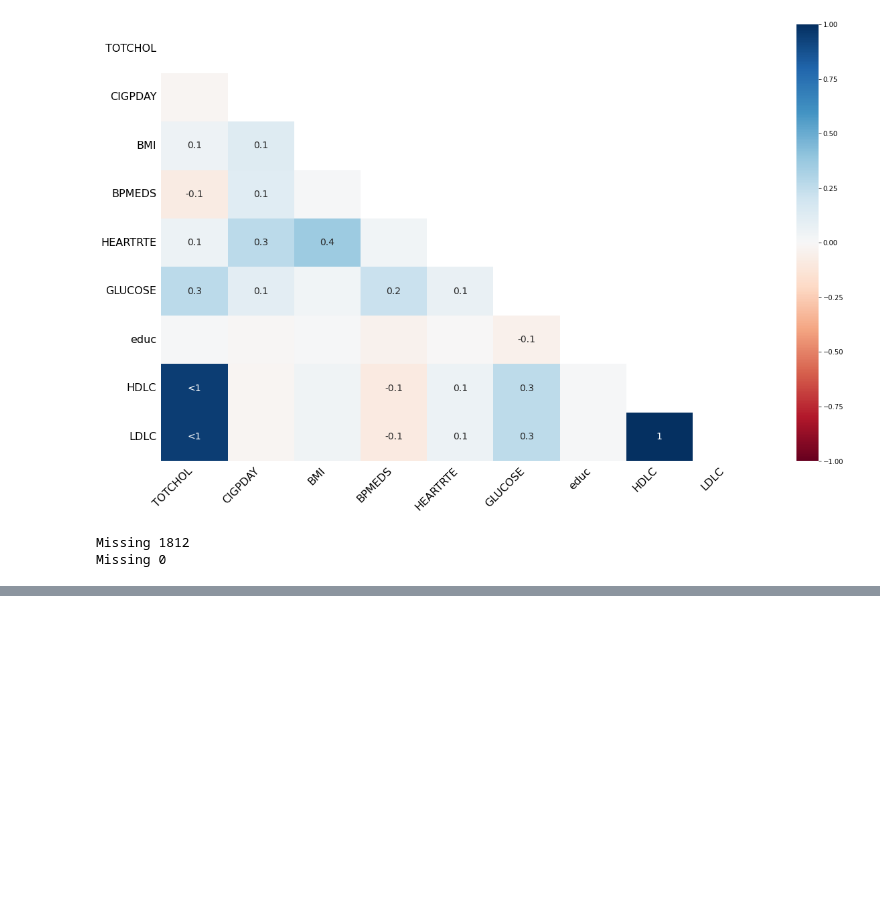
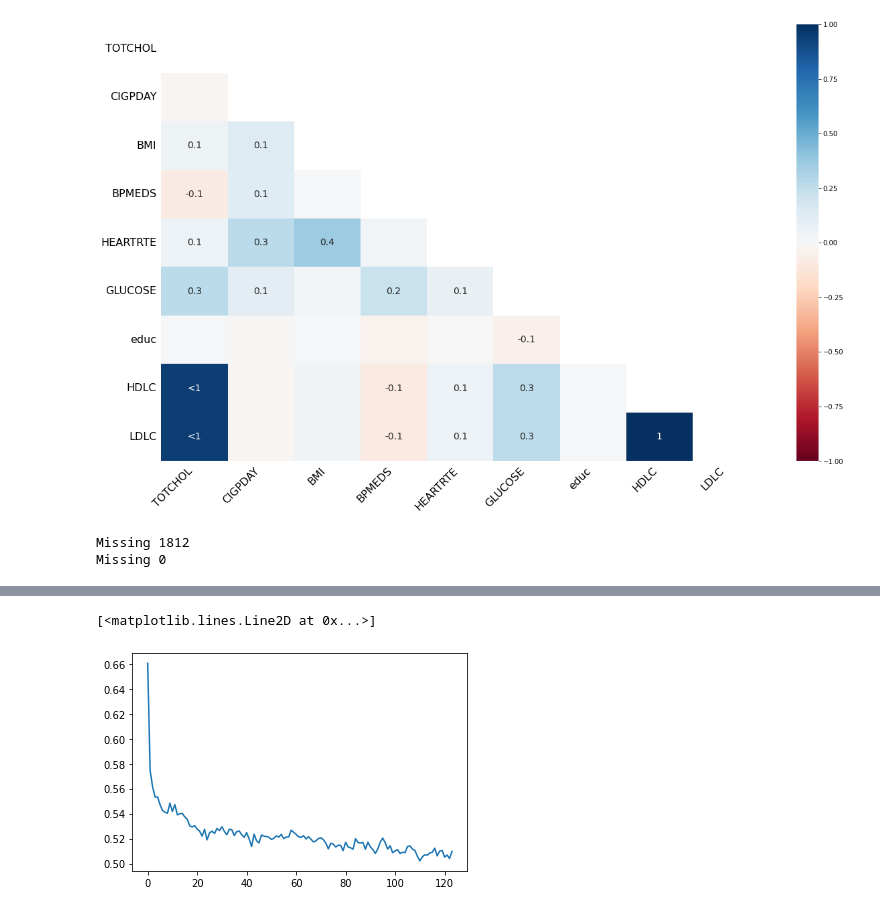
Before and after one commit to KndHvH/367, a Jupyter notebook: FIAP/RedesNeurais/s2/aula/tabnet/tabnet.ipynb, the cells around one changed output, grey strips where cells are left out. Cells and saved outputs as stored; diff of their text form; code cells hidden in the pictures; blank space fills up the shorter version.

```diff
--- a/FIAP/RedesNeurais/s2/aula/tabnet/tabnet.ipynb
+++ b/FIAP/RedesNeurais/s2/aula/tabnet/tabnet.ipynb
@@ -166,3 +166,18 @@ print("Missing", sum(isnan(features_transf).flatten()))
 # %% [output]
 Missing 1812
 Missing 0
+# %%
+from sklearn.model_selection import train_test_split
+
+X_train, X_val,y_train,y_val = train_test_split(
+       features_transf,
+       target,
+       test_size=0.3,
+       random_state=222
+)
+X_val,X_test,y_val, y_test = train_test_split(
+       X_val,
+       y_val,
+       test_size=0.5,
+       random_state=222
+)
@@ -168,0 +211,9 @@ Missing 0
+# %%
+model = TabNetClassifier(
+       optimizer_fn=torch.optim.Adam,
+       optimizer_params=dict(lr=2e-2),
+       n_steps=5,
+       scheduler_fn=torch.optim.lr_scheduler.StepLR,
+       scheduler_params={"step_size":15,
+                         "gamma":0.8}
+)
@@ -168,0 +222,11 @@ Missing 0
+# %%
+model.fit(
+       X_train,y_train,
+       eval_set=[(X_train,y_train),(X_val,y_val)],
+       eval_name=["train","valid"],
+       eval_metric=["accuracy","balanced_accuracy"],
+       max_epochs=10000,
+       patience=100,
+       batch_size=256
+
+)
@@ -168,0 +251,5 @@ Missing 0
+# %%
+plt.plot(model.history["loss"])
+# %% [output]
+[<matplotlib.lines.Line2D at 0x...>]
+[figure, added]
```
Also changed, not shown: parts of 7 cells of this notebook, 1 other file.
